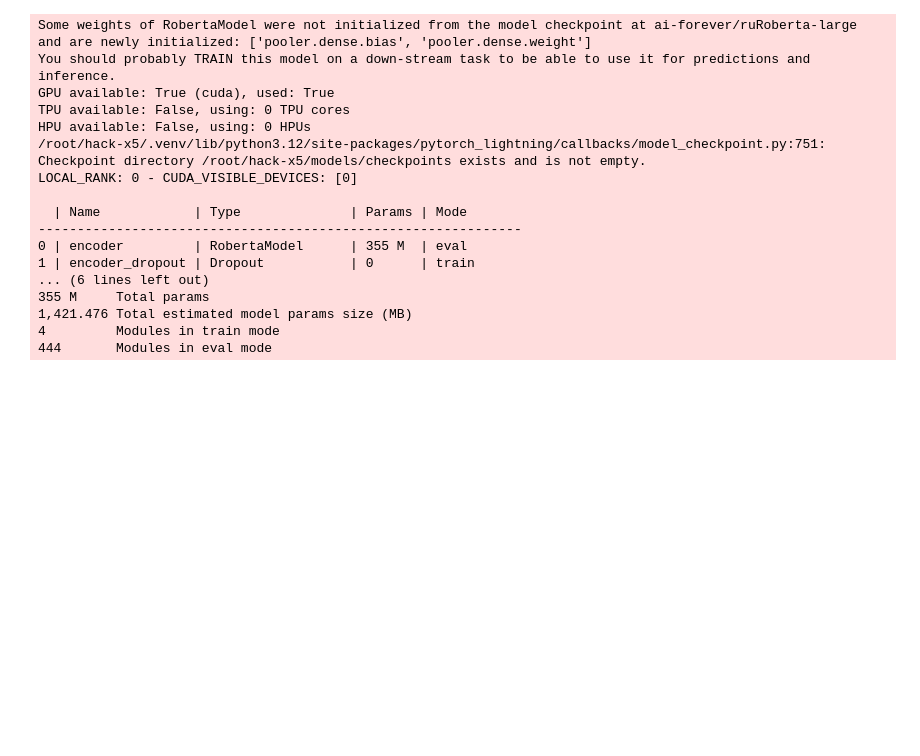
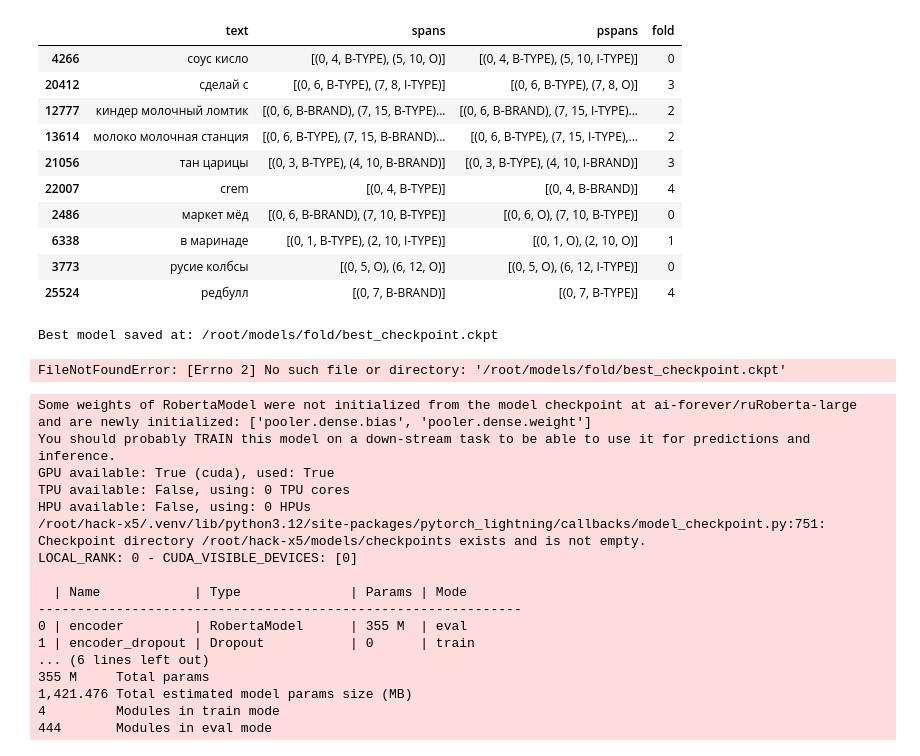
Before and after one commit to GZakala/hack-x5, a Jupyter notebook: research/ner_bert.ipynb, the cells around one changed output. Drawn from its saved outputs; the diff is of its cells as text; code cells hidden in the pictures; blank space fills up the shorter version.

```diff
--- a/research/ner_bert.ipynb
+++ b/research/ner_bert.ipynb
@@ -323,3 +479,32 @@ If this is a private repository, make sure to pass a token having permission to
+# %%
+pred_val_df[pred_val_df['spans'] != pred_val_df['pspans']].sample(10)
+# %% [output]
+|  | text | spans | pspans | fold |
+| 4266 | соус кисло | [(0, 4, B-TYPE), (5, 10, O)] | [(0, 4, B-TYPE), (5, 10, I-TYPE)] | 0 |
+| 20412 | сделай с | [(0, 6, B-TYPE), (7, 8, I-TYPE)] | [(0, 6, B-TYPE), (7, 8, O)] | 3 |
+| 12777 | киндер молочный ломтик | [(0, 6, B-BRAND), (7, 15, B-TYPE)... | [(0, 6, B-BRAND), (7, 15, I-TYPE)... | 2 |
+| 13614 | молоко молочная станция | [(0, 6, B-TYPE), (7, 15, B-BRAND)... | [(0, 6, B-TYPE), (7, 15, I-TYPE),... | 2 |
+| 21056 | тан царицы | [(0, 3, B-TYPE), (4, 10, B-BRAND)] | [(0, 3, B-TYPE), (4, 10, I-BRAND)] | 3 |
+| 22007 | crem | [(0, 4, B-TYPE)] | [(0, 4, B-BRAND)] | 4 |
+| 2486 | маркет мёд | [(0, 6, B-BRAND), (7, 10, B-TYPE)] | [(0, 6, O), (7, 10, B-TYPE)] | 0 |
+| 6338 | в маринаде | [(0, 1, B-TYPE), (2, 10, I-TYPE)] | [(0, 1, O), (2, 10, O)] | 1 |
+| 3773 | русие колбсы | [(0, 5, O), (6, 12, O)] | [(0, 5, O), (6, 12, I-TYPE)] | 0 |
+| 25524 | редбулл | [(0, 7, B-BRAND)] | [(0, 7, B-TYPE)] | 4 |
+# %%
+from pathlib import Path
+best_model_path = Path.cwd().parent / 'models' / 'fold' / 'best_checkpoint.ckpt'
+print(f"Best model saved at: {best_model_path}")
+
+best_model = NERLightning.load_from_checkpoint(
+    best_model_path,
+    num_labels=len(label2id),
+    id2label=id2label,
+    label2id=label2id,
+)
+best_model.eval()
+# %% [output]
+Best model saved at: /root/models/fold/best_checkpoint.ckpt
+FileNotFoundError: [Errno 2] No such file or directory: '/root/models/fold/best_checkpoint.ckpt'
 # %%
 from pytorch_lightning import Trainer
 from pytorch_lightning.callbacks import ModelCheckpoint, EarlyStopping
```
Also changed, not shown: parts of 6 cells of this notebook, 1 other file.
